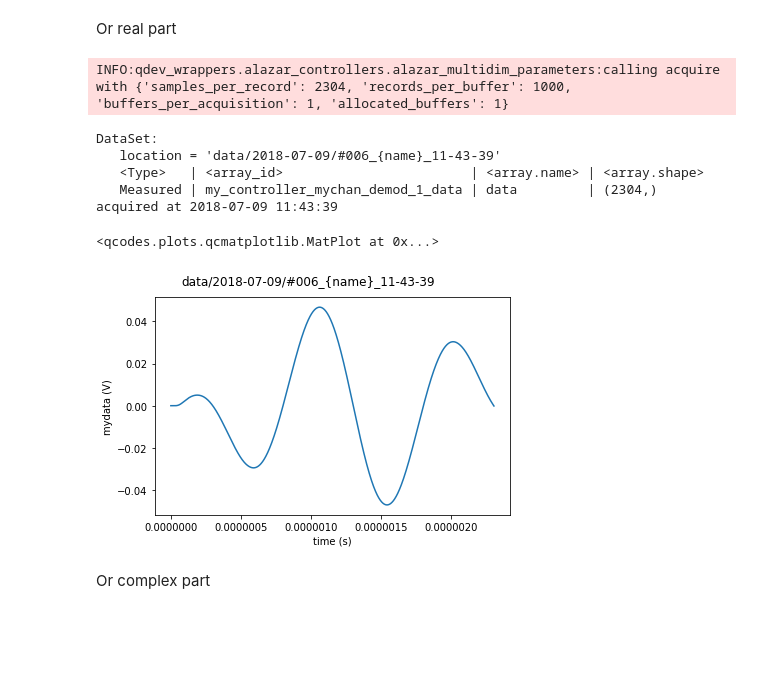
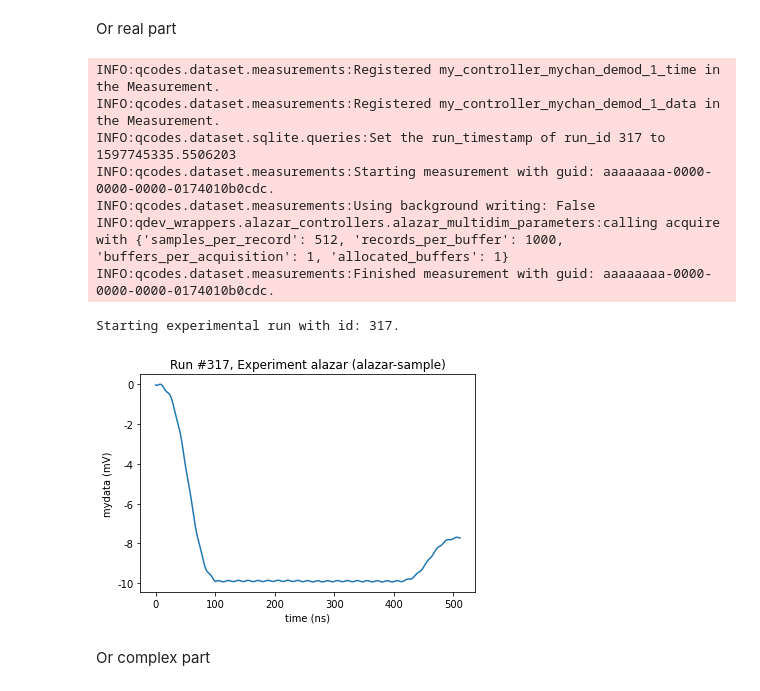
Before and after one commit to qdev-dk/qdev-wrappers, a Jupyter notebook: examples/Alazar/Qcodes example with Alazar ATS9360.ipynb, the cells around one changed output. Drawn from its saved outputs; the diff is of its cells as text; code cells hidden in the pictures; blank space fills up the shorter version.

```diff
--- a/examples/Alazar/Qcodes example with Alazar ATS9360.ipynb
+++ b/examples/Alazar/Qcodes example with Alazar ATS9360.ipynb
@@ -198,20 +212,20 @@ Or real part
 # %%
 chan1d.demod_type('real')
 
 chan1d.prepare_channel()
 
 # Measure this
-data1d = qc.Measure(chan1d.data).run()
-qc.MatPlot(data1d.my_controller_mychan_demod_1_data)
+data1d = do0d(chan1d.data)
 # %% [output]
-INFO:qdev_wrappers.alazar_controllers.alazar_multidim_parameters:calling acquire with {'samples_per_record': 2304, 'records_per_buffer': 1000, 'buffers_per_acquisition': 1, 'allocated_buffers': 1}
+INFO:qcodes.dataset.measurements:Registered my_controller_mychan_demod_1_time in the Measurement.
+INFO:qcodes.dataset.measurements:Registered my_controller_mychan_demod_1_data in the Measurement.
+INFO:qcodes.dataset.sqlite.queries:Set the run_timestamp of run_id 317 to 1597745335.5506203
+INFO:qcodes.dataset.measurements:Starting measurement with guid: aaaaaaaa-0000-0000-0000-0174010b0cdc.
+INFO:qcodes.dataset.measurements:Using background writing: False
+INFO:qdev_wrappers.alazar_controllers.alazar_multidim_parameters:calling acquire with {'samples_per_record': 512, 'records_per_buffer': 1000, 'buffers_per_acquisition': 1, 'allocated_buffers': 1}
+INFO:qcodes.dataset.measurements:Finished measurement with guid: aaaaaaaa-0000-0000-0000-0174010b0cdc.
-DataSet:
-   location = 'data/2018-07-09/#006_{name}_11-43-39'
-   <Type>   | <array_id>                        | <array.name> | <array.shape>
-   Measured | my_controller_mychan_demod_1_data | data         | (2304,)
-acquired at 2018-07-09 11:43:39
+Starting experimental run with id: 317.
-<qcodes.plots.qcmatplotlib.MatPlot at 0x...>
-[figure, old version]
+[figure, new version]
 # %% [markdown]
 Or complex part
 # %%
```
Also changed, not shown: parts of 30 cells of this notebook.
